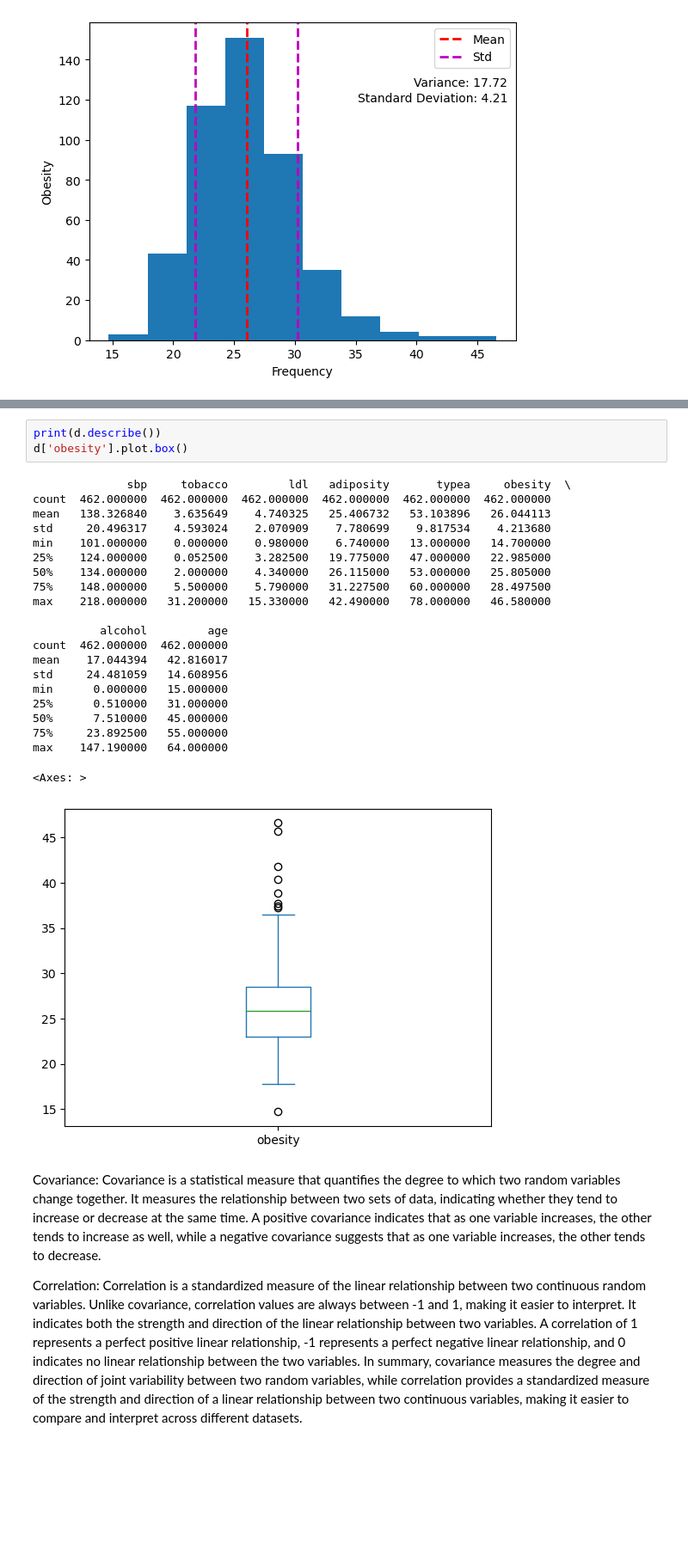
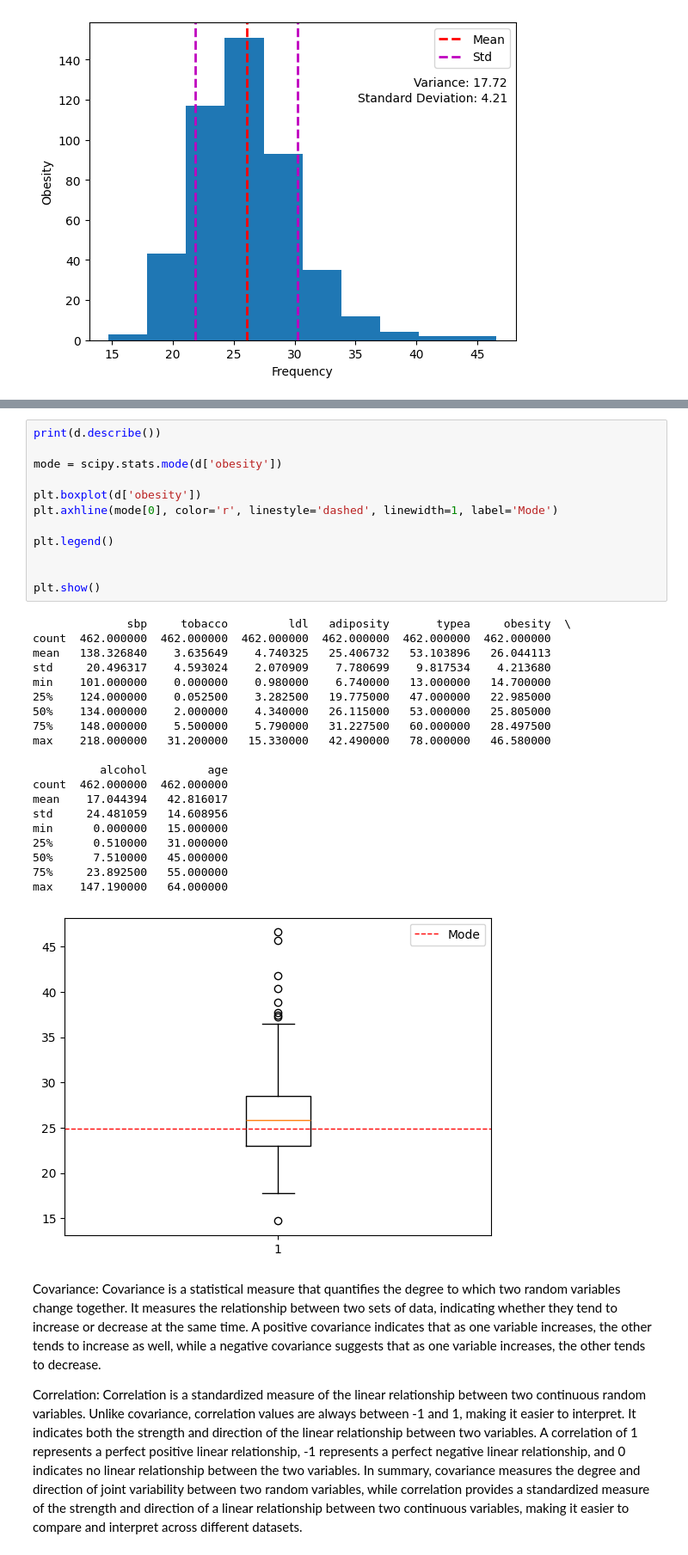
Before and after one commit to TheNoobGoda/idc-tpc, a Jupyter notebook: tpc1/nb1.ipynb, the cells around one changed output, grey strips where cells are left out. Shown: that part at 86% size. Saved outputs shown, nothing was run; the diff lists cells and outputs as text; blank space fills up the shorter version.

```diff
--- a/tpc1/nb1.ipynb
+++ b/tpc1/nb1.ipynb
@@ -61,28 +59,36 @@ In some cases, a data set may have no mode if all values occur with the same fre
-# %%
-print(d.describe())
-d['obesity'].plot.box()
-# %% [output]
-              sbp     tobacco         ldl   adiposity       typea     obesity  \
-count  462.000000  462.000000  462.000000  462.000000  462.000000  462.000000
-mean   138.326840    3.635649    4.740325   25.406732   53.103896   26.044113
-std     20.496317    4.593024    2.070909    7.780699    9.817534    4.213680
-min    101.000000    0.000000    0.980000    6.740000   13.000000   14.700000
-25%    124.000000    0.052500    3.282500   19.775000   47.000000   22.985000
-50%    134.000000    2.000000    4.340000   26.115000   53.000000   25.805000
-75%    148.000000    5.500000    5.790000   31.227500   60.000000   28.497500
-max    218.000000   31.200000   15.330000   42.490000   78.000000   46.580000
-
-          alcohol         age
-count  462.000000  462.000000
-mean    17.044394   42.816017
-std     24.481059   14.608956
-min      0.000000   15.000000
-25%      0.510000   31.000000
-50%      7.510000   45.000000
-75%     23.892500   55.000000
-max    147.190000   64.000000
-<Axes: >
-[figure, removed]
+# %%
+print(d.describe())
+
+mode = scipy.stats.mode(d['obesity'])
+
+plt.boxplot(d['obesity'])
+plt.axhline(mode[0], color='r', linestyle='dashed', linewidth=1, label='Mode')
+
+plt.legend()
+
+
+plt.show()
+# %% [output]
+              sbp     tobacco         ldl   adiposity       typea     obesity  \
+count  462.000000  462.000000  462.000000  462.000000  462.000000  462.000000
+mean   138.326840    3.635649    4.740325   25.406732   53.103896   26.044113
+std     20.496317    4.593024    2.070909    7.780699    9.817534    4.213680
+min    101.000000    0.000000    0.980000    6.740000   13.000000   14.700000
+25%    124.000000    0.052500    3.282500   19.775000   47.000000   22.985000
+50%    134.000000    2.000000    4.340000   26.115000   53.000000   25.805000
+75%    148.000000    5.500000    5.790000   31.227500   60.000000   28.497500
+max    218.000000   31.200000   15.330000   42.490000   78.000000   46.580000
+
+          alcohol         age
+count  462.000000  462.000000
+mean    17.044394   42.816017
+std     24.481059   14.608956
+min      0.000000   15.000000
+25%      0.510000   31.000000
+50%      7.510000   45.000000
+75%     23.892500   55.000000
+max    147.190000   64.000000
+[figure, added]
 # %% [markdown]
 Covariance:
 Covariance is a statistical measure that quantifies the degree to which two random variables change together.
```
Also changed, not shown: parts of 7 cells of this notebook.
